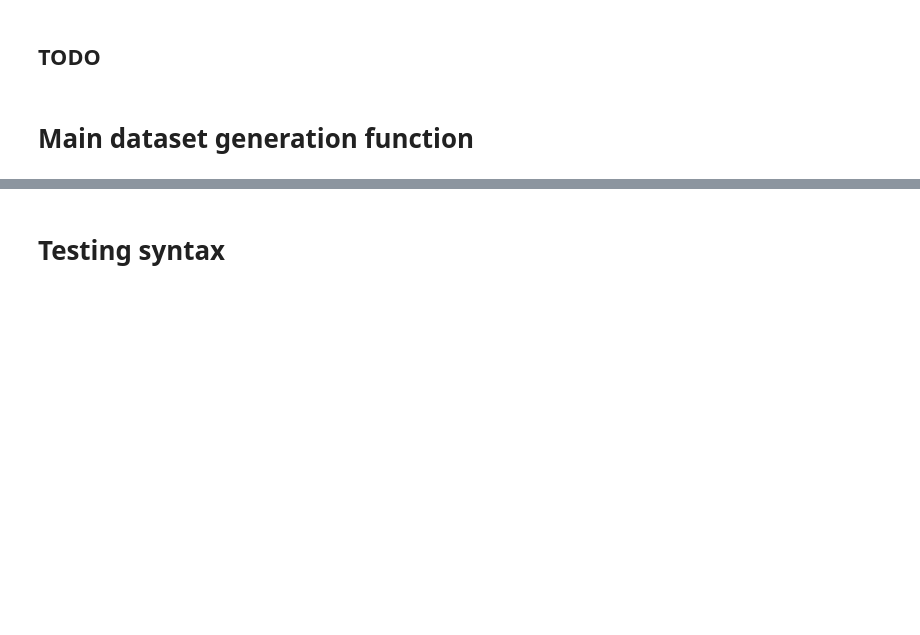
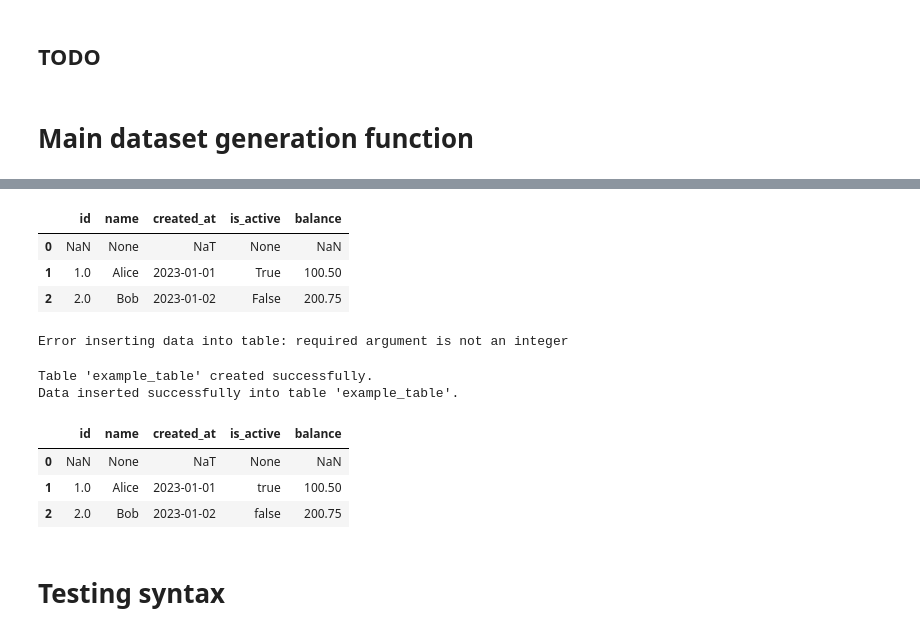
Before and after one commit to pyryjh/Portfolio, a Jupyter notebook: customer_acquisition_analytics/full_workflow.ipynb, the cells around one changed output, grey strips where cells are left out. Saved outputs shown, nothing was run; the diff lists cells and outputs as text; code cells hidden in the pictures; blank space fills up the shorter version.

Commit message:
Tried, failed, tried again with sqlalchemy, and succeeded

```diff
--- a/customer_acquisition_analytics/full_workflow.ipynb
+++ b/customer_acquisition_analytics/full_workflow.ipynb
@@ -1082,0 +1298,23 @@ main()
+# %%
+data = {
+    'id': [None, 1, 2],
+    'name': [None, 'Alice', 'Bob'],
+    'created_at': [None, pd.Timestamp('2023-01-01'), pd.Timestamp('2023-01-02')],
+    'is_active': [None, True, False],
+    'balance': [None, 100.5, 200.75]
+}
+df = pd.DataFrame(data)
+
+display(df)
+table_name = 'test_table'
+# Create table
+create_table_from_df(df, table_name)
+
+# Insert data into table
+insert_df_to_table(df, table_name)
+# %% [output]
+|  | id | name | created_at | is_active | balance |
+| 0 | NaN | None | NaT | None | NaN |
+| 1 | 1.0 | Alice | 2023-01-01 | True | 100.50 |
+| 2 | 2.0 | Bob | 2023-01-02 | False | 200.75 |
+Error inserting data into table: required argument is not an integer
@@ -1083,3 +1361,28 @@ main()
+# %%
+table_name = "example_table"
+
+# Create the table
+create_table_from_df_sqlalchemy(df, table_name)
+
+# Insert the data
+insert_df_to_table_sqlalchemy(df, table_name)
+# %% [output]
+Table 'example_table' created successfully.
+Data inserted successfully into table 'example_table'.
+# %%
+select_query = f'''
+SELECT *
+FROM example_table
+'''
+
+df_c = select_table(select_query)
+
+display_scrollable(df_c)
+# %% [output]
+|  | id | name | created_at | is_active | balance |
+| 0 | NaN | None | NaT | None | NaN |
+| 1 | 1.0 | Alice | 2023-01-01 | true | 100.50 |
+| 2 | 2.0 | Bob | 2023-01-02 | false | 200.75 |
 # %% [markdown]
 # Testing syntax
 # %%
```
Also changed, not shown: parts of 16 cells of this notebook.
